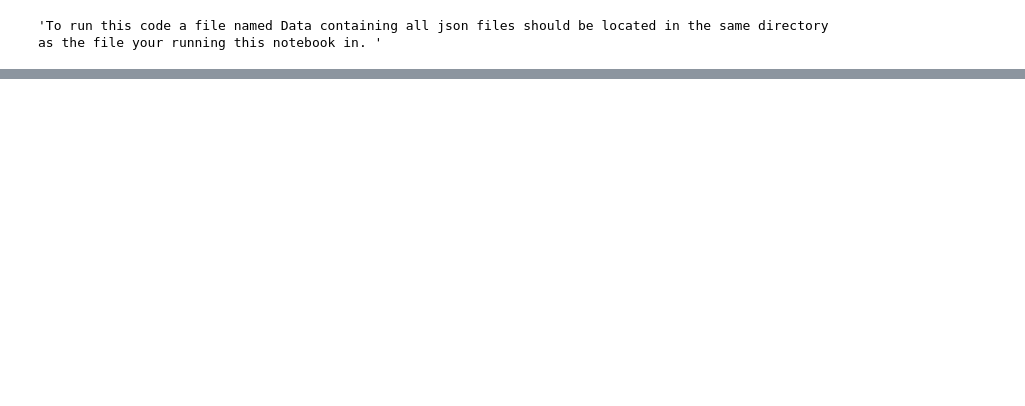
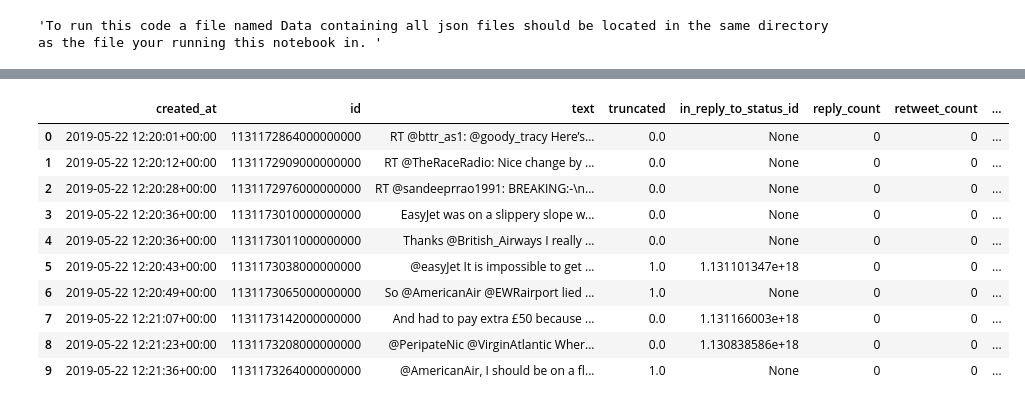
Before and after one commit to ClintonEmok/DBL-Data-Challenge-Group-7, a Jupyter notebook: All_Data_to_sql.ipynb, the cells around one changed output, grey strips where cells are left out. Cells and saved outputs as stored; diff of their text form; code cells hidden in the pictures; blank space fills up the shorter version.

```diff
--- a/All_Data_to_sql.ipynb
+++ b/All_Data_to_sql.ipynb
@@ -149,0 +163,35 @@ See the caveats in the documentation: https://pandas.pydata.org/pandas-docs/stab
+# %%
+def sql_to_df(conn):
+    """
+    Query all rows in the tasks table
+    :param conn: the Connection object
+    :return:
+    """
+    sql_query = pd.read_sql_query ('''
+                               SELECT
+                               *
+                               FROM all_data
+                               ''', conn)
+
+    df = pd.DataFrame(sql_query)
+
+
+
+    return df
+
+# Makes a df from sql database
+df = sql_to_df(create_connection(db_file))
+# %%
+df.head(10)
+# %% [output]
+|  | created_at | id | text | truncated | in_reply_to_status_id | reply_count | retweet_count | ... |
+| 0 | 2019-05-22 12:20:01+00:00 | 1131172864000000000 | RT @bttr_as1: @goody_tracy Here’s... | 0.0 | None | 0 | 0 | ... |
+| 1 | 2019-05-22 12:20:12+00:00 | 1131172909000000000 | RT @TheRaceRadio: Nice change by ... | 0.0 | None | 0 | 0 | ... |
+| 2 | 2019-05-22 12:20:28+00:00 | 1131172976000000000 | RT @sandeeprrao1991: BREAKING:-\n... | 0.0 | None | 0 | 0 | ... |
+| 3 | 2019-05-22 12:20:36+00:00 | 1131173010000000000 | EasyJet was on a slippery slope w... | 0.0 | None | 0 | 0 | ... |
+| 4 | 2019-05-22 12:20:36+00:00 | 1131173011000000000 | Thanks @British_Airways I really ... | 0.0 | None | 0 | 0 | ... |
+| 5 | 2019-05-22 12:20:43+00:00 | 1131173038000000000 | @easyJet It is impossible to get ... | 1.0 | 1.131101347e+18 | 0 | 0 | ... |
+| 6 | 2019-05-22 12:20:49+00:00 | 1131173065000000000 | So @AmericanAir @EWRairport lied ... | 1.0 | None | 0 | 0 | ... |
+| 7 | 2019-05-22 12:21:07+00:00 | 1131173142000000000 | And had to pay extra £50 because ... | 0.0 | 1.131166003e+18 | 0 | 0 | ... |
+| 8 | 2019-05-22 12:21:23+00:00 | 1131173208000000000 | @PeripateNic @VirginAtlantic Wher... | 0.0 | 1.130838586e+18 | 0 | 0 | ... |
+| 9 | 2019-05-22 12:21:36+00:00 | 1131173264000000000 | @AmericanAir, I should be on a fl... | 1.0 | None | 0 | 0 | ... |
```
Also changed, not shown: parts of 5 cells of this notebook.
